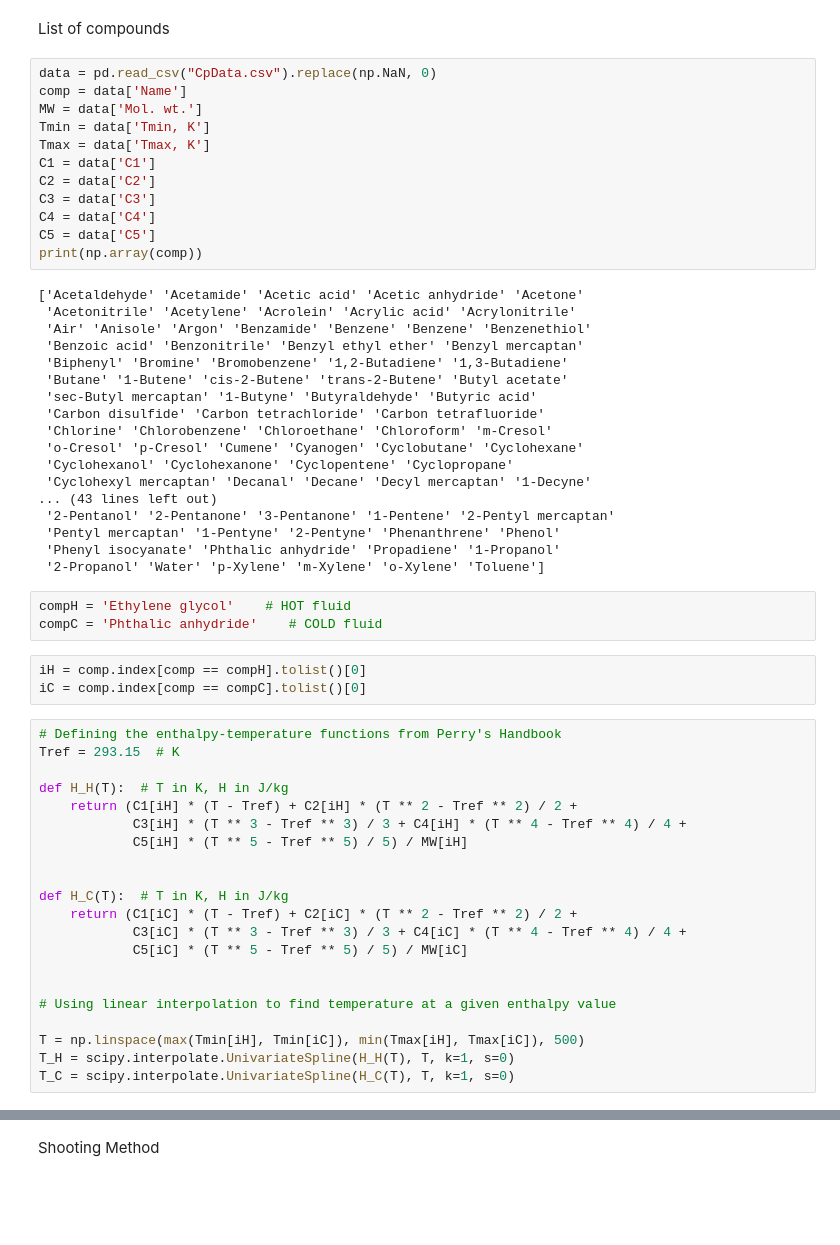
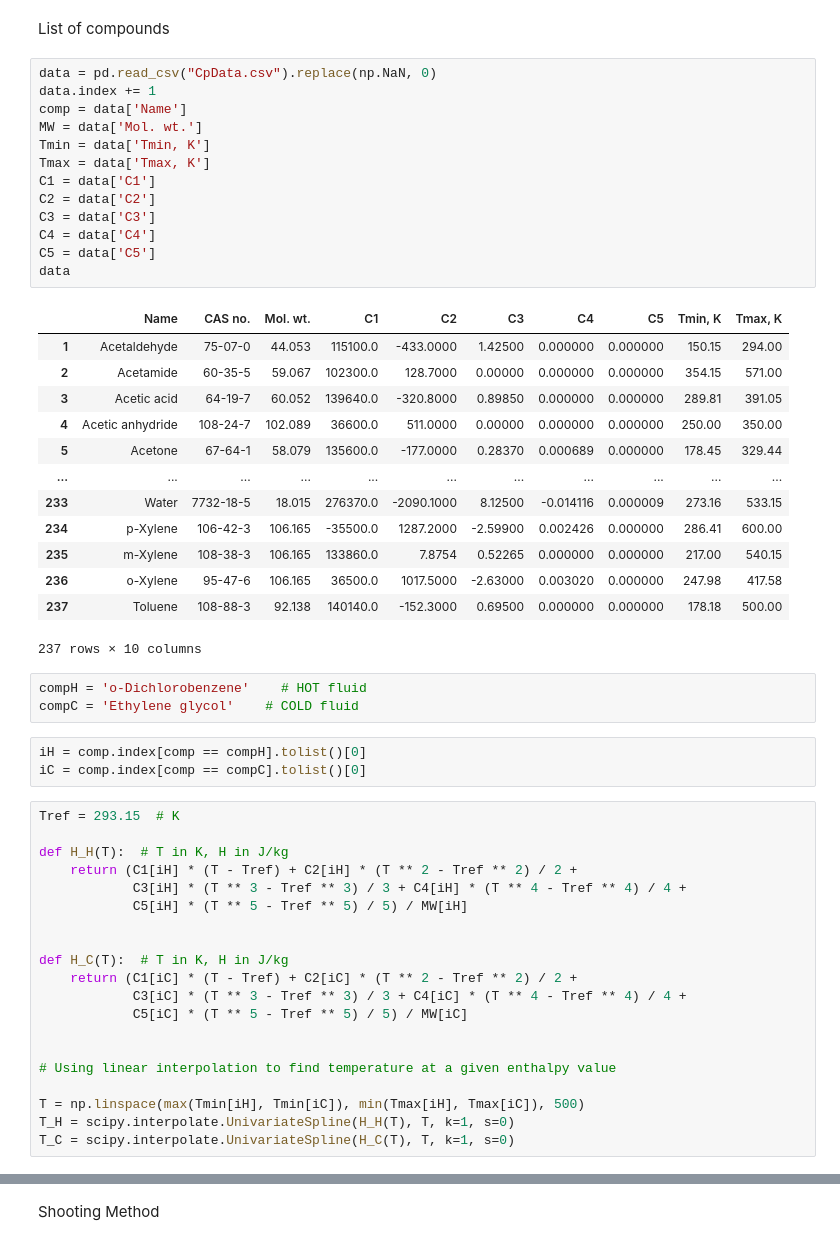
Before and after one commit to aakanksha-gubbala/processSimulation, a Jupyter notebook: Assignment 4/Assignment-4.ipynb, the cells around one changed output, grey strips where cells are left out. Drawn from its saved outputs; the diff is of its cells as text; blank space fills up the shorter version.

```diff
--- a/Assignment 4/Assignment-4.ipynb
+++ b/Assignment 4/Assignment-4.ipynb
@@ -31,42 +31,38 @@ style.use("classic")
 <p style="font-family:futura;">List of compounds</p>
 # %%
 data = pd.read_csv("CpData.csv").replace(np.NaN, 0)
+data.index += 1
 comp = data['Name']
 MW = data['Mol. wt.']
 Tmin = data['Tmin, K']
 Tmax = data['Tmax, K']
 C1 = data['C1']
 C2 = data['C2']
 C3 = data['C3']
 C4 = data['C4']
 C5 = data['C5']
-print(np.array(comp))
+data
 # %% [output]
+|  | Name | CAS no. | Mol. wt. | C1 | C2 | C3 | C4 | C5 | Tmin, K | Tmax, K |
+| 1 | Acetaldehyde | 75-07-0 | 44.053 | 115100.0 | -433.0000 | 1.42500 | 0.000000 | 0.000000 | 150.15 | 294.00 |
+| 2 | Acetamide | 60-35-5 | 59.067 | 102300.0 | 128.7000 | 0.00000 | 0.000000 | 0.000000 | 354.15 | 571.00 |
+| 3 | Acetic acid | 64-19-7 | 60.052 | 139640.0 | -320.8000 | 0.89850 | 0.000000 | 0.000000 | 289.81 | 391.05 |
+| 4 | Acetic anhydride | 108-24-7 | 102.089 | 36600.0 | 511.0000 | 0.00000 | 0.000000 | 0.000000 | 250.00 | 350.00 |
+| 5 | Acetone | 67-64-1 | 58.079 | 135600.0 | -177.0000 | 0.28370 | 0.000689 | 0.000000 | 178.45 | 329.44 |
+| ... | ... | ... | ... | ... | ... | ... | ... | ... | ... | ... |
+| 233 | Water | 7732-18-5 | 18.015 | 276370.0 | -2090.1000 | 8.12500 | -0.014116 | 0.000009 | 273.16 | 533.15 |
+| 234 | p-Xylene | 106-42-3 | 106.165 | -35500.0 | 1287.2000 | -2.59900 | 0.002426 | 0.000000 | 286.41 | 600.00 |
+| 235 | m-Xylene | 108-38-3 | 106.165 | 133860.0 | 7.8754 | 0.52265 | 0.000000 | 0.000000 | 217.00 | 540.15 |
+| 236 | o-Xylene | 95-47-6 | 106.165 | 36500.0 | 1017.5000 | -2.63000 | 0.003020 | 0.000000 | 247.98 | 417.58 |
+| 237 | Toluene | 108-88-3 | 92.138 | 140140.0 | -152.3000 | 0.69500 | 0.000000 | 0.000000 | 178.18 | 500.00 |
-['Acetaldehyde' 'Acetamide' 'Acetic acid' 'Acetic anhydride' 'Acetone'
- 'Acetonitrile' 'Acetylene' 'Acrolein' 'Acrylic acid' 'Acrylonitrile'
- 'Air' 'Anisole' 'Argon' 'Benzamide' 'Benzene' 'Benzene' 'Benzenethiol'
- 'Benzoic acid' 'Benzonitrile' 'Benzyl ethyl ether' 'Benzyl mercaptan'
- 'Biphenyl' 'Bromine' 'Bromobenzene' '1,2-Butadiene' '1,3-Butadiene'
- 'Butane' '1-Butene' 'cis-2-Butene' 'trans-2-Butene' 'Butyl acetate'
- 'sec-Butyl mercaptan' '1-Butyne' 'Butyraldehyde' 'Butyric acid'
- 'Carbon disulfide' 'Carbon tetrachloride' 'Carbon tetrafluoride'
- 'Chlorine' 'Chlorobenzene' 'Chloroethane' 'Chloroform' 'm-Cresol'
- 'o-Cresol' 'p-Cresol' 'Cumene' 'Cyanogen' 'Cyclobutane' 'Cyclohexane'
- 'Cyclohexanol' 'Cyclohexanone' 'Cyclopentene' 'Cyclopropane'
- 'Cyclohexyl mercaptan' 'Decanal' 'Decane' 'Decyl mercaptan' '1-Decyne'
-... (43 lines left out)
- '2-Pentanol' '2-Pentanone' '3-Pentanone' '1-Pentene' '2-Pentyl mercaptan'
- 'Pentyl mercaptan' '1-Pentyne' '2-Pentyne' 'Phenanthrene' 'Phenol'
- 'Phenyl isocyanate' 'Phthalic anhydride' 'Propadiene' '1-Propanol'
- '2-Propanol' 'Water' 'p-Xylene' 'm-Xylene' 'o-Xylene' 'Toluene']
+237 rows × 10 columns
 # %%
-compH = 'Ethylene glycol'    # HOT fluid
-compC = 'Phthalic anhydride'    # COLD fluid
+compH = 'o-Dichlorobenzene'    # HOT fluid
+compC = 'Ethylene glycol'    # COLD fluid
 # %%
 iH = comp.index[comp == compH].tolist()[0]
 iC = comp.index[comp == compC].tolist()[0]
 # %%
-# Defining the enthalpy-temperature functions from Perry's Handbook
 Tref = 293.15  # K
 
 def H_H(T):  # T in K, H in J/kg
```
Also changed, not shown: parts of 7 cells of this notebook.
